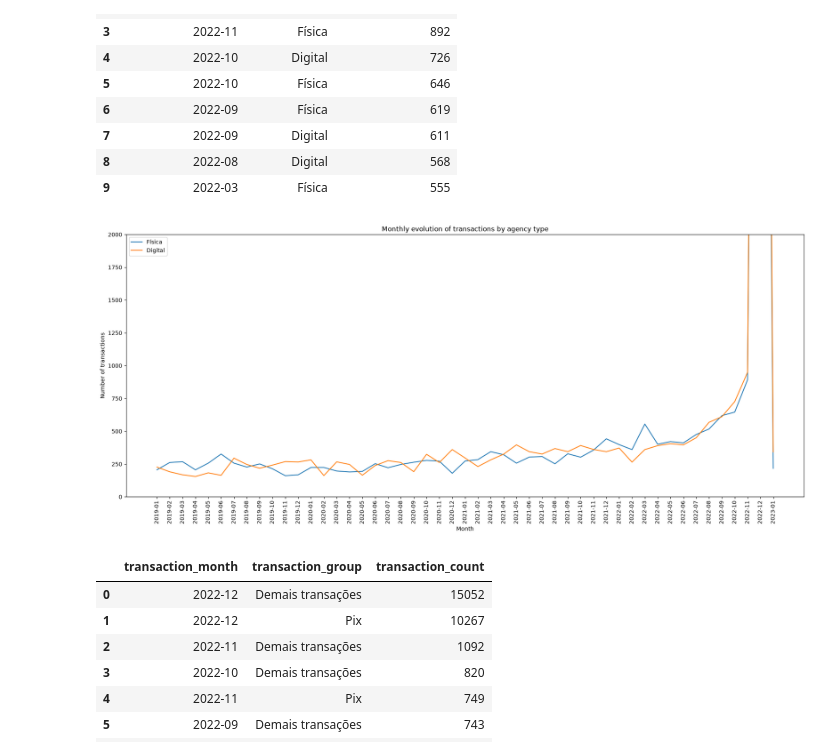
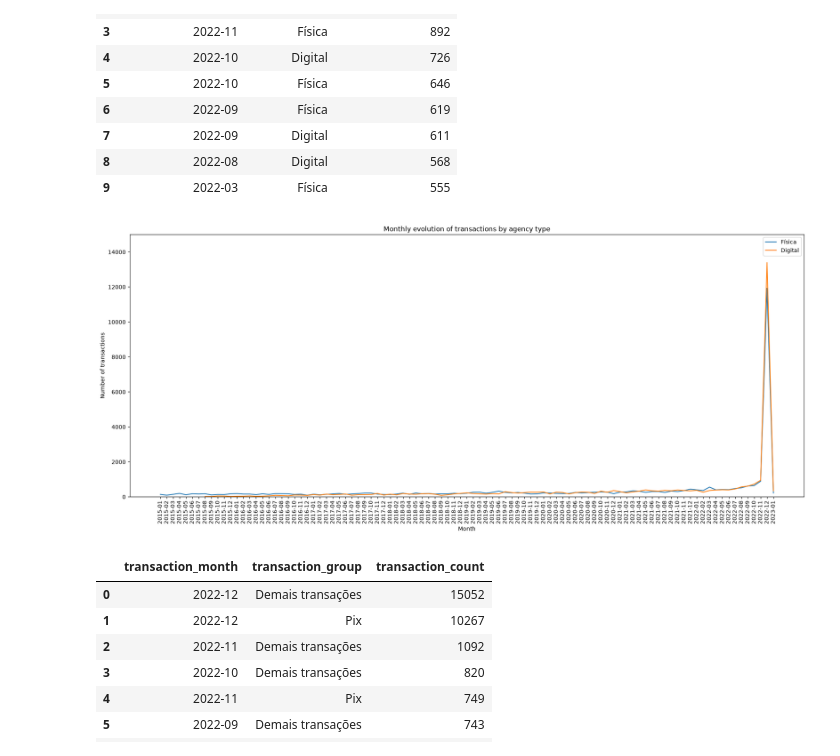
Before and after one commit to luiz-ed-ferreira/Project_BanvicDataAnalytics, a Jupyter notebook: main_analyses.ipynb, the cells around one changed output. Cells and saved outputs as stored; diff of their text form; code cells hidden in the pictures.

```diff
--- a/main_analyses.ipynb
+++ b/main_analyses.ipynb
@@ -941,36 +941,36 @@ plt.figure(figsize=(18, 8))
 for channel_type in channel_evolution["tipo_agencia"].unique():
     channel_data: pd.DataFrame = (
         channel_evolution[
             channel_evolution["tipo_agencia"] == channel_type
         ]
     )
 
     channel_data: pd.DataFrame = (
         channel_evolution[
             (channel_evolution["tipo_agencia"] == channel_type)
-            & (channel_evolution["transaction_month"] >= "2019-01")
+            & (channel_evolution["transaction_month"] >= "2015-01")
         ]
     )
 
     plt.plot(
         channel_data["transaction_month"].astype(str),
         channel_data["transaction_count"],
         label=channel_type
     )
 
 plt.xlabel("Month")
 plt.ylabel("Number of transactions")
 plt.title("Monthly evolution of transactions by agency type")
 
 #Limita a escala para facilitar a visualização dos meses anteriores ao pico de 2022
-plt.ylim(0, 2000)
+plt.ylim(0, 15000)
 
 plt.legend()
 plt.xticks(rotation=90)
 plt.tight_layout()
 plt.show()
 # %% [output]
-[figure, old version]
+[figure, new version]
 # %%
 #Observação:
     #Dezembro de 2022 apresenta um pico excepcional de transações, superior à escala utilizada no gráfico
```
Also changed, not shown: parts of 8 cells of this notebook, 6 other files.
